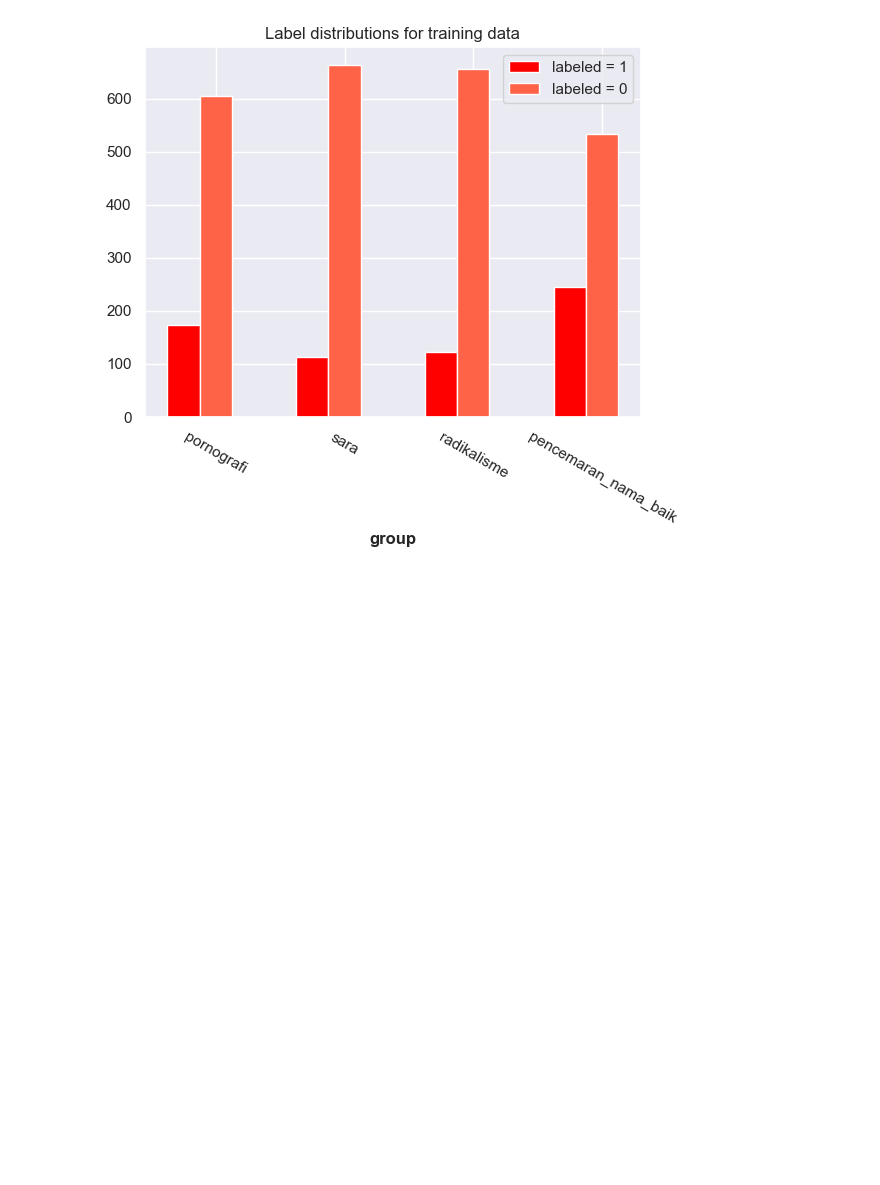
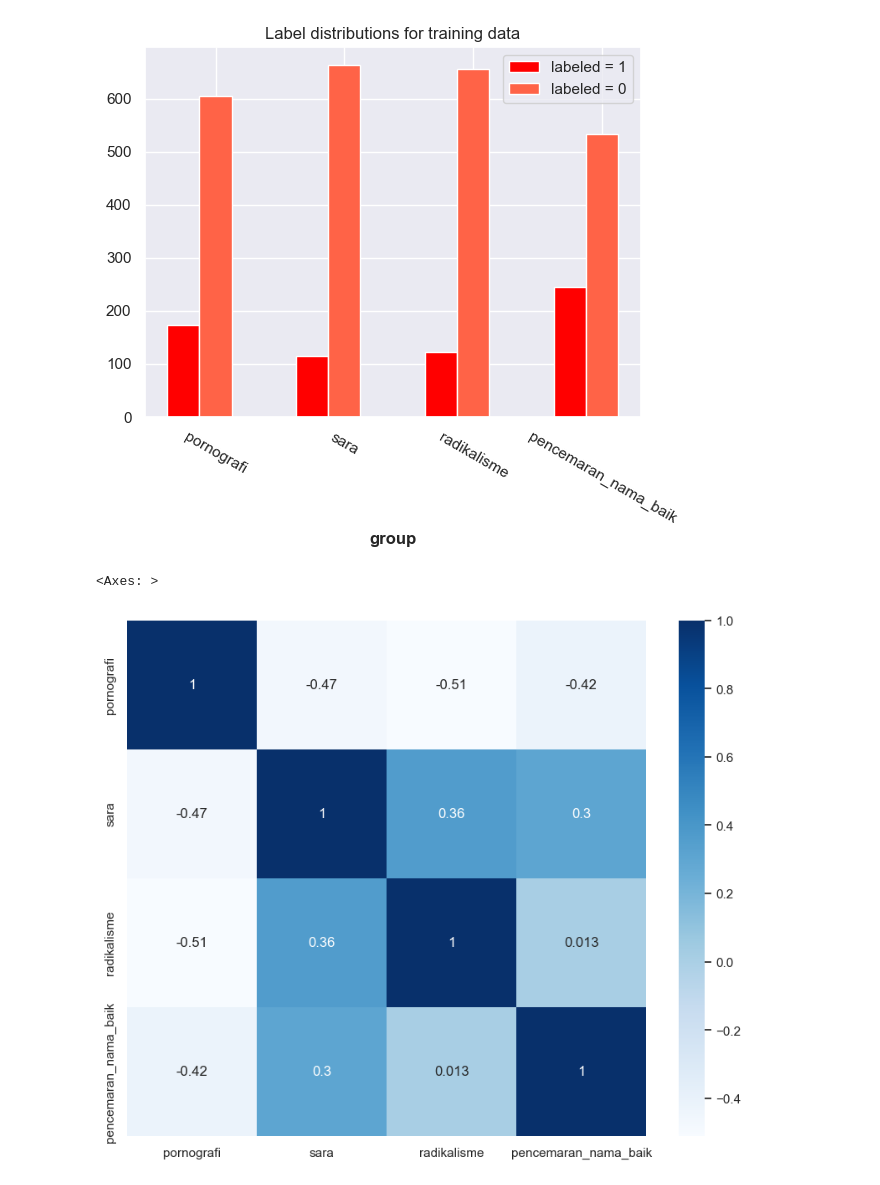
Before and after one commit to Fakhri17/tubes-nlp, a Jupyter notebook: eda.ipynb, the cells around one changed output. Drawn from its saved outputs; the diff is of its cells as text; code cells hidden in the pictures; blank space fills up the shorter version.

```diff
--- a/eda.ipynb
+++ b/eda.ipynb
@@ -276,3 +276,16 @@ plt.legend()
 plt.show()
 # %% [output]
 [figure]
+# %%
+rowsums = train_data.iloc[:, 2:].sum(axis=1)
+temp = train_data.iloc[:, 2:]
+train_corr = temp[rowsums > 0]
+corr = train_corr.corr()
+
+plt.figure(figsize=(10,8))
+sns.heatmap(corr,
+           xticklabels=corr.columns.values,
+           yticklabels=corr.columns.values, annot=True, cmap='Blues')
+# %% [output]
+<Axes: >
+[figure, added]
```
